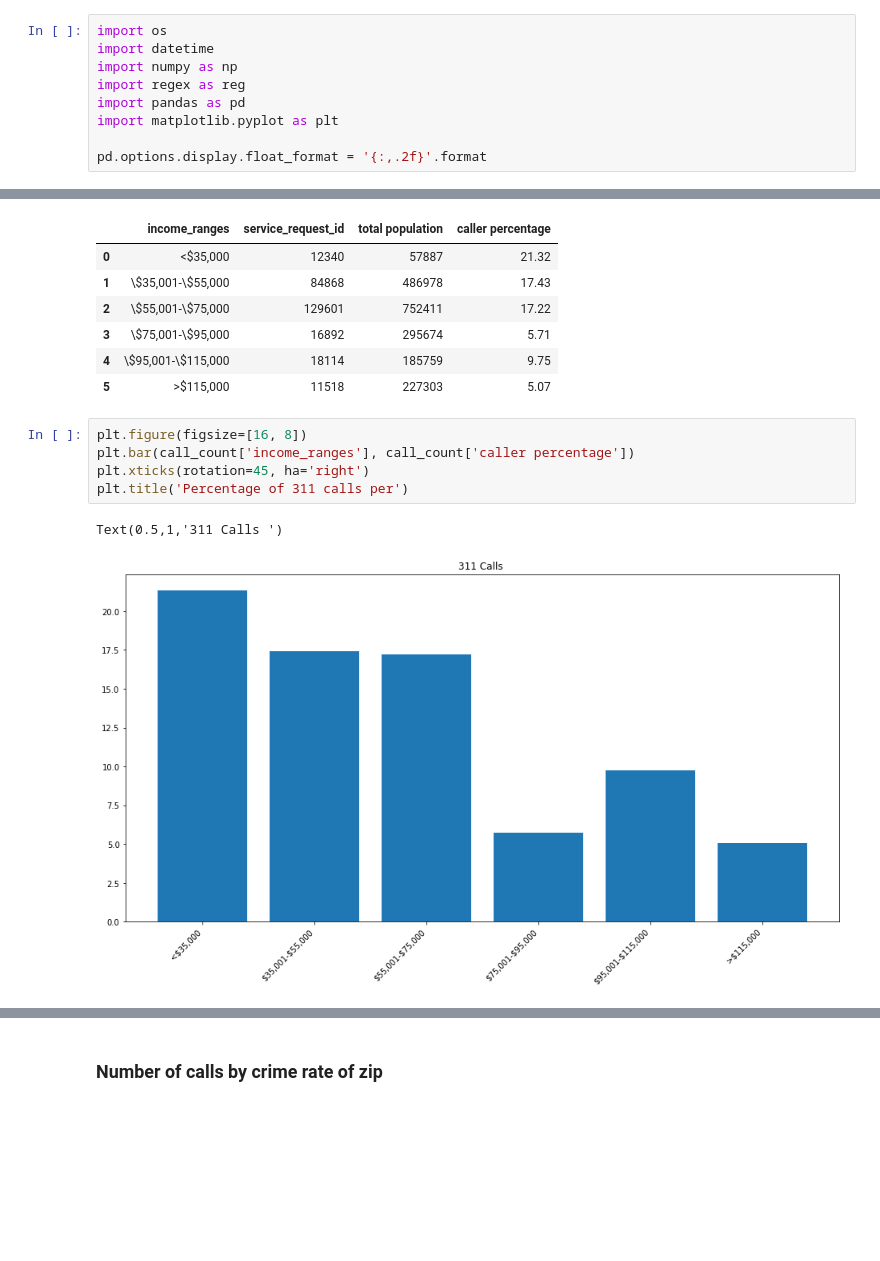
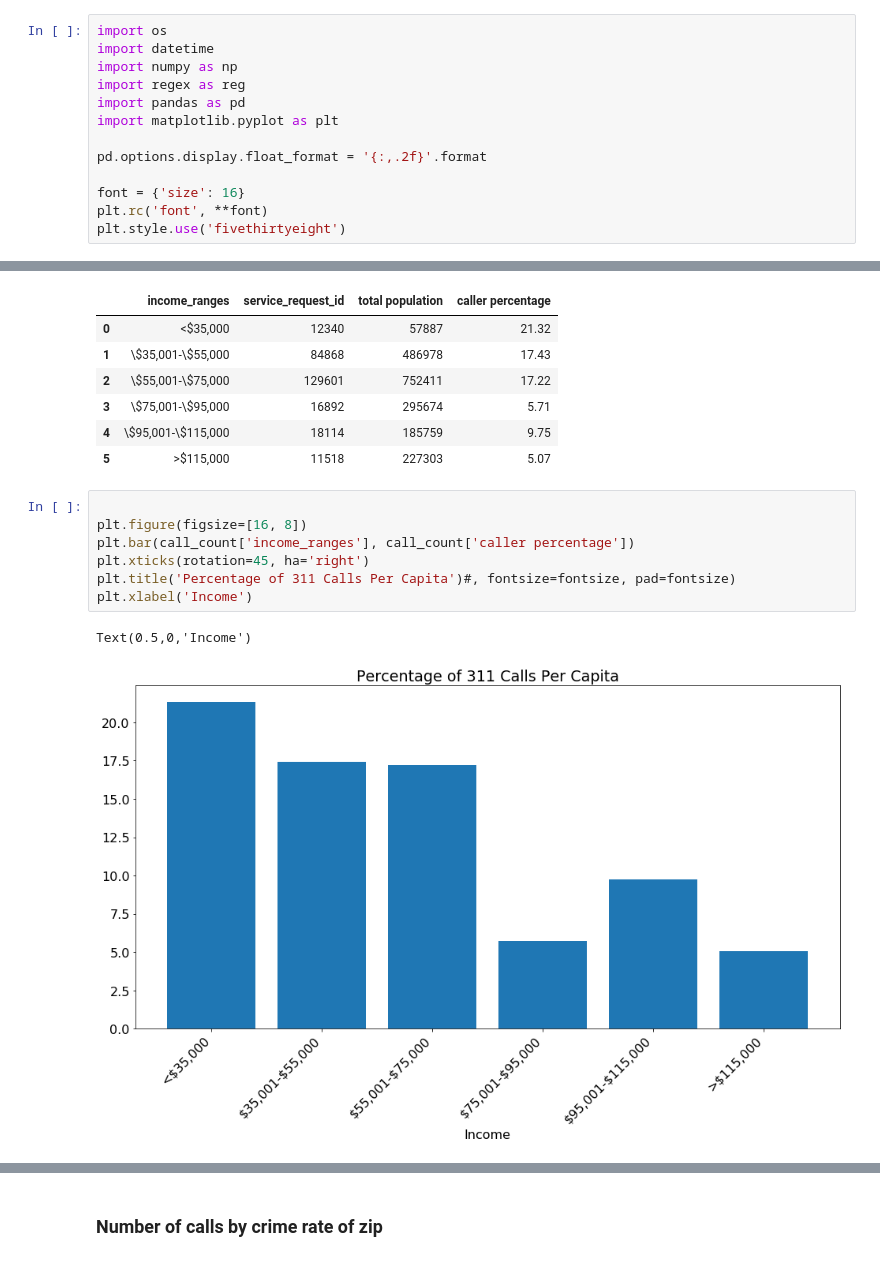
Before and after one commit to farhadOmidvar/311-San-Diego, a Jupyter notebook: notebooks/charts_all.ipynb, the cells around one changed output, grey strips where cells are left out. Cells and saved outputs as stored; diff of their text form; blank space fills up the shorter version.

Commit message:
ran figures

```diff
--- a/notebooks/charts_all.ipynb
+++ b/notebooks/charts_all.ipynb
@@ -16,6 +16,10 @@ import pandas as pd
 import matplotlib.pyplot as plt
 
 pd.options.display.float_format = '{:,.2f}'.format
+
+font = {'size': 16}
+plt.rc('font', **font)
+plt.style.use('fivethirtyeight')
 # %%
 path_311 = os.path.join('..', 'data', '311_cleaned_data_.csv')
 df = pd.read_csv(path_311)
@@ -202,13 +216,15 @@ call_count
 | 4 | \$95,001-\$115,000 | 18114 | 185759 | 9.75 |
 | 5 | >$115,000 | 11518 | 227303 | 5.07 |
 # %%
+
 plt.figure(figsize=[16, 8])
 plt.bar(call_count['income_ranges'], call_count['caller percentage'])
 plt.xticks(rotation=45, ha='right')
-plt.title('Percentage of 311 calls per')
+plt.title('Percentage of 311 Calls Per Capita')#, fontsize=fontsize, pad=fontsize)
+plt.xlabel('Income')
 # %% [output]
-Text(0.5,1,'311 Calls ')
+Text(0.5,0,'Income')
-[figure, old version]
+[figure, new version]
 # %%
 plt.scatter(med_income['Median income'], zip_calls['service_request_id'])
 # %% [output]
```
Also changed, not shown: parts of 11 cells of this notebook, 4 other files.
